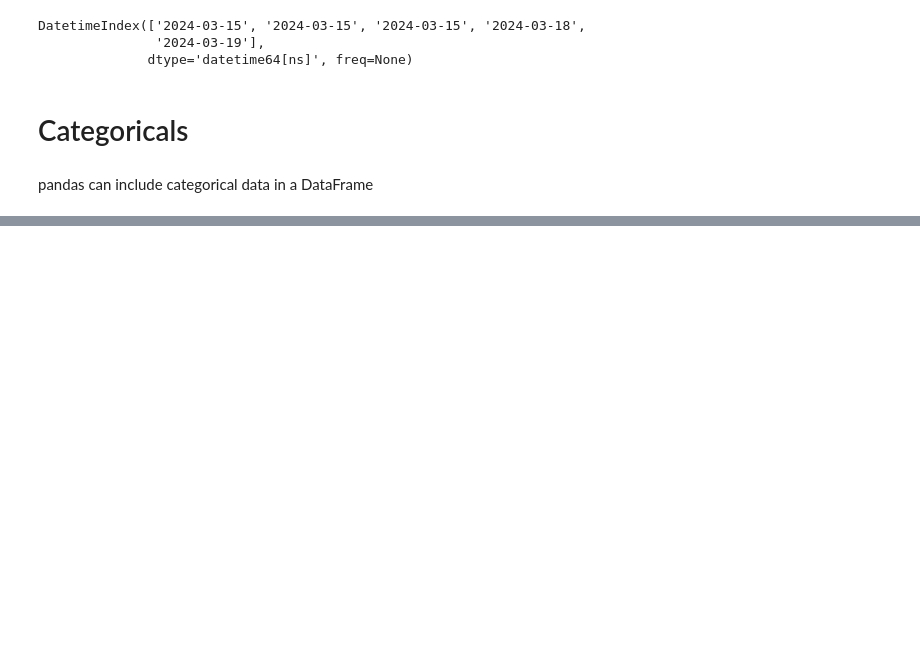
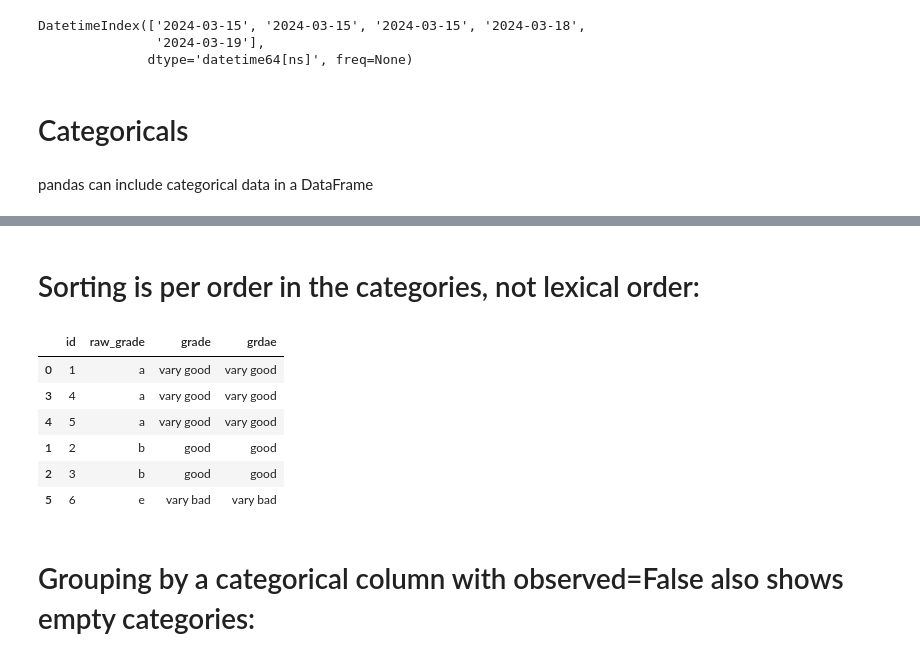
Before and after one commit to gopal-py07/DataSciencePandasExample, a Jupyter notebook: practices/10minPandas.ipynb, the cells around one changed output, grey strips where cells are left out. Drawn from its saved outputs; the diff is of its cells as text; code cells hidden in the pictures; blank space fills up the shorter version.

Commit message:
add category topic

```diff
--- a/practices/10minPandas.ipynb
+++ b/practices/10minPandas.ipynb
@@ -1292,0 +1310,2 @@ pandas can include categorical data in a DataFrame
+# %%
+df["grade"] = df["raw_grade"].astype("category")
@@ -1292,0 +1325,4 @@ pandas can include categorical data in a DataFrame
+# %%
+new_categories = ["vary good","good", "vary bad"]
+# %%
+df["grade"] = df["grade"].cat.rename_categories(new_categories)
@@ -1292,0 +1342,2 @@ pandas can include categorical data in a DataFrame
+# %%
+df["grade"]= df["grade"].cat.set_categories(["vary good", "bad", "medium", "good", "vary bad"])
@@ -1292,0 +1355,14 @@ pandas can include categorical data in a DataFrame
+# %% [markdown]
+# Sorting is per order in the categories, not lexical order:
+# %%
+df.sort_values(by="grade")
+# %% [output]
+|  | id | raw_grade | grade | grdae |
+| 0 | 1 | a | vary good | vary good |
+| 3 | 4 | a | vary good | vary good |
+| 4 | 5 | a | vary good | vary good |
+| 1 | 2 | b | good | good |
+| 2 | 3 | b | good | good |
+| 5 | 6 | e | vary bad | vary bad |
+# %% [markdown]
+# Grouping by a categorical column with observed=False also shows empty categories:
```
Also changed, not shown: parts of 9 cells of this notebook.
